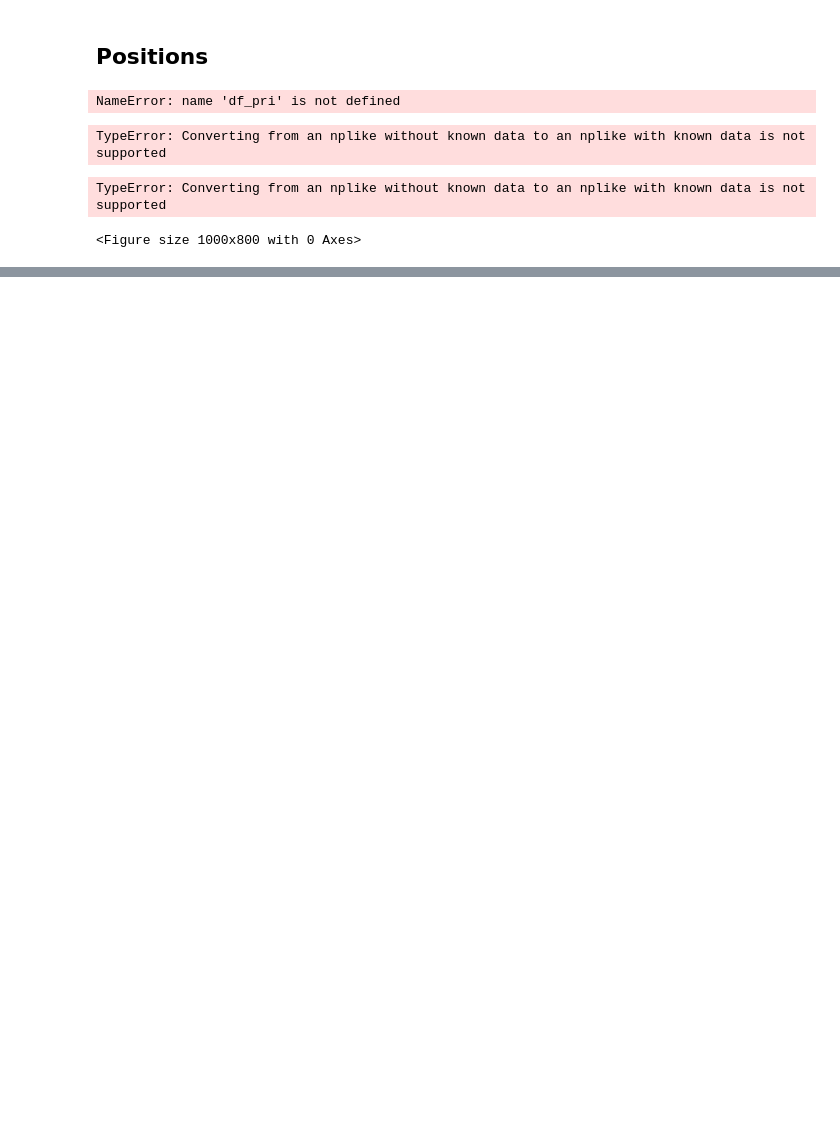
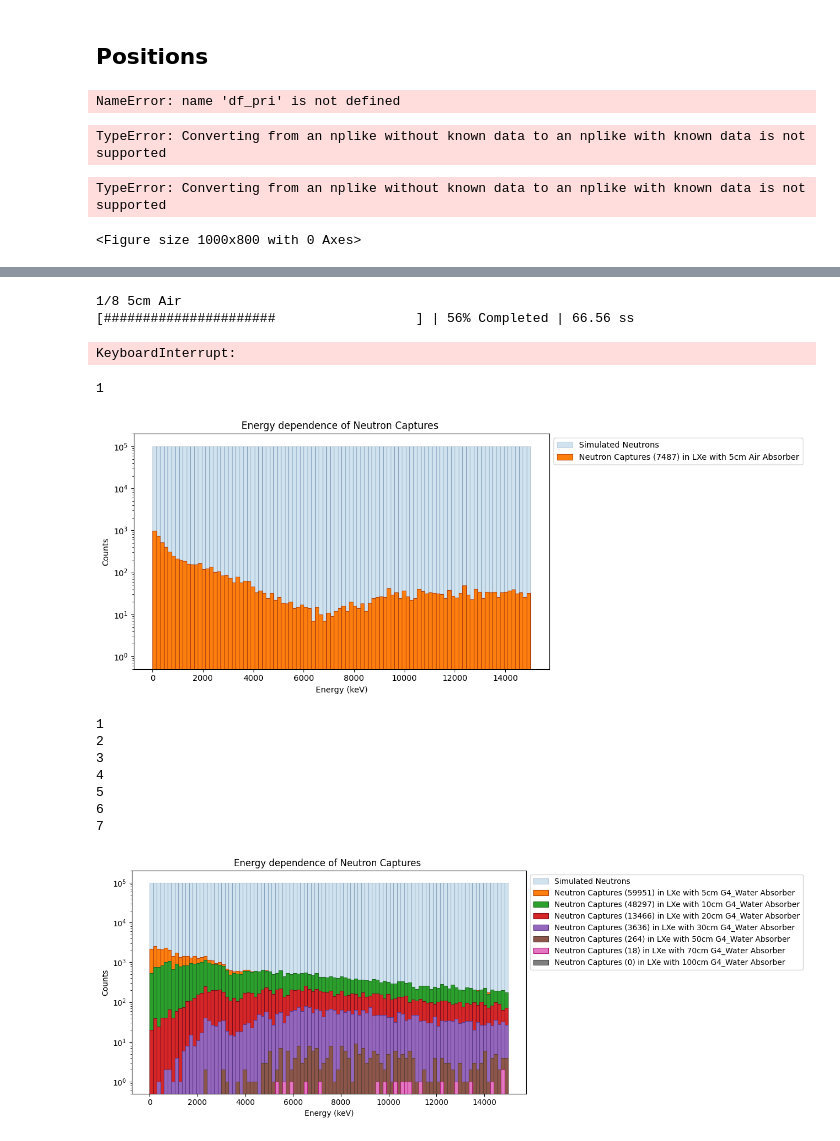
Before and after one commit to B-Koberg/XeSim, a Jupyter notebook: notebooks/Analysis.ipynb, the cells around one changed output, grey strips where cells are left out. Cells and saved outputs as stored; diff of their text form; code cells hidden in the pictures; blank space fills up the shorter version.

```diff
--- a/notebooks/Analysis.ipynb
+++ b/notebooks/Analysis.ipynb
@@ -43,5 +45,5 @@ if not os.path.exists(f'{pictures_path}/{data_Version}/{data_Material}'):
 # %%
-file = "/home/b/bkoberg/AGW_LowRad/data_sim/XeSim_Neutron/65529c0/NoAbsorber/PointedDirection_0.root"
+file = f"/home/b/bkoberg/AGW_LowRad/data_sim/XeSim_Neutron/{data_Version}/{data_Material}/{data_file_pattern}_0.root"
 rfile = uproot.open(file)
 
 print(f"The file contains {len(rfile.keys())} keys:")
@@ -280,0 +423,48 @@ TypeError: Converting from an nplike without known data to an nplike with known
+# %%
+k=1
+for j,material in enumerate(data_Material):
+    for i,file in enumerate(uproot_files[j]):
+        print(f'{k}/{sum(len(inner) for inner in uproot_files)}', data_AbsorberThick[j][i], material)
+        with ProgressBar():
+            e_pri_2[j][i] = e_pri_2[j][i].compute()
+        k+=1
+# %% [output]
+1/8 5cm Air
+[######################                  ] | 56% Completed | 66.56 ss
+KeyboardInterrupt:
+# %%
+k=1
+for j,material in enumerate(data_Material):
+    plt.figure(figsize=(8, 5))
+
+
+    sim = np.random.uniform(low=0, high=15000, size=10000000)
+    plt.hist(sim, bins=100, edgecolor=edge_colors[0],linewidth = 0.8, color = colors[0],alpha=0.2, label = 'Simulated Neutrons' )
+
+
+
+    for i,file in enumerate(uproot_files[j]):
+            print(k)
+            plt.hist(e_pri_2[j][i], bins=100,range=(0, 15000), color = colors[k], alpha = 1, edgecolor=edge_colors[k],linewidth=0.8, label = f'Neutron Captures ({e_pri_2[j][i].__len__()}) in LXe with {data_AbsorberThick[j][i]} {material} Absorber')  # `bins=20` kannst du anpasse
+            k += 1
+
+    plt.xlabel('Energy (keV)')
+    plt.ylabel('Counts')
+    plt.yscale('log')
+    plt.ylim(0.5, 2e5)
+    plt.title(f'Energy dependence of Neutron Captures ')
+    plt.tight_layout()
+    plt.legend(loc="upper left", bbox_to_anchor=(1, 1))
+    plt.savefig(f"/home/b/bkoberg/AGW_LowRad/home/bkoberg/XeSim/notebooks/Pictures/{data_Version}/all/{material}_EnergyNC.pdf" )
+    plt.show()
+# %% [output]
+1
+[figure, added]
+1
+2
+3
+4
+5
+6
+7
+[figure, added]
```
Also changed, not shown: parts of 20 cells of this notebook, 32 other files.
